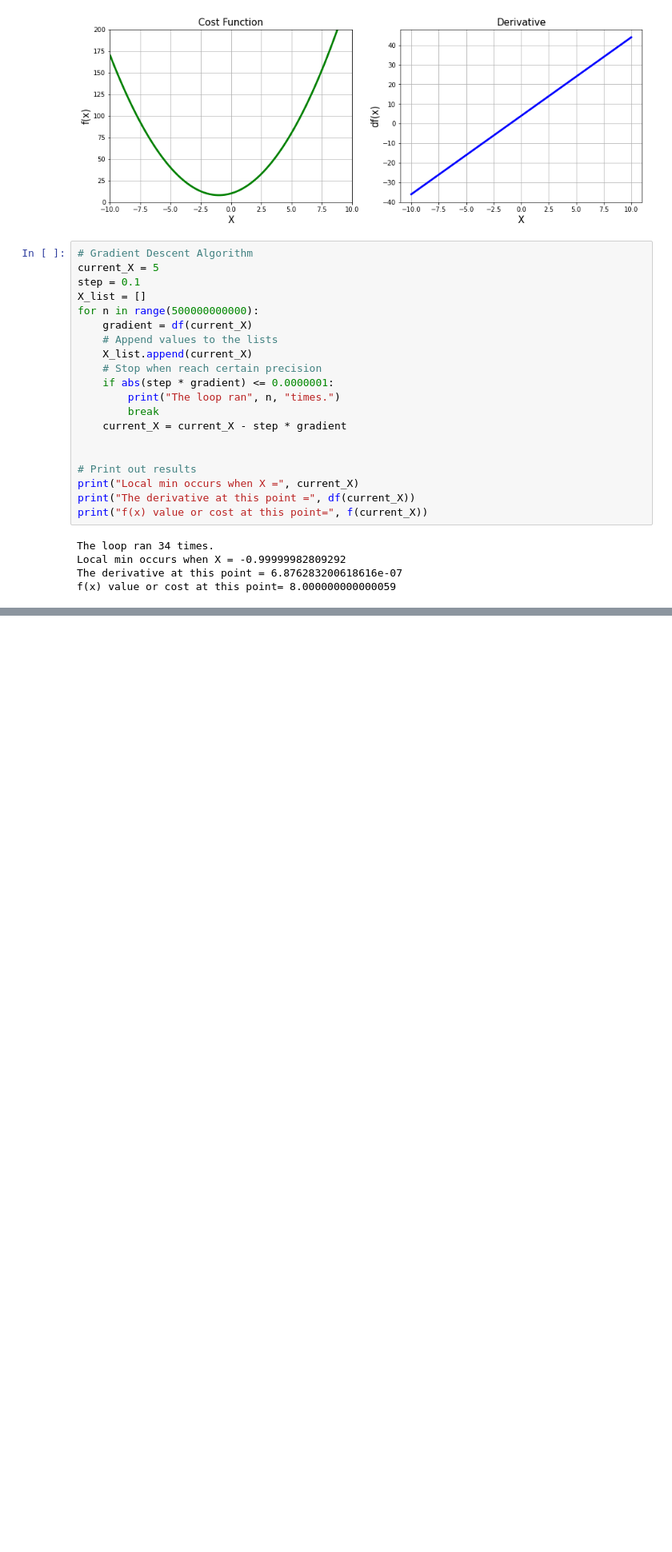
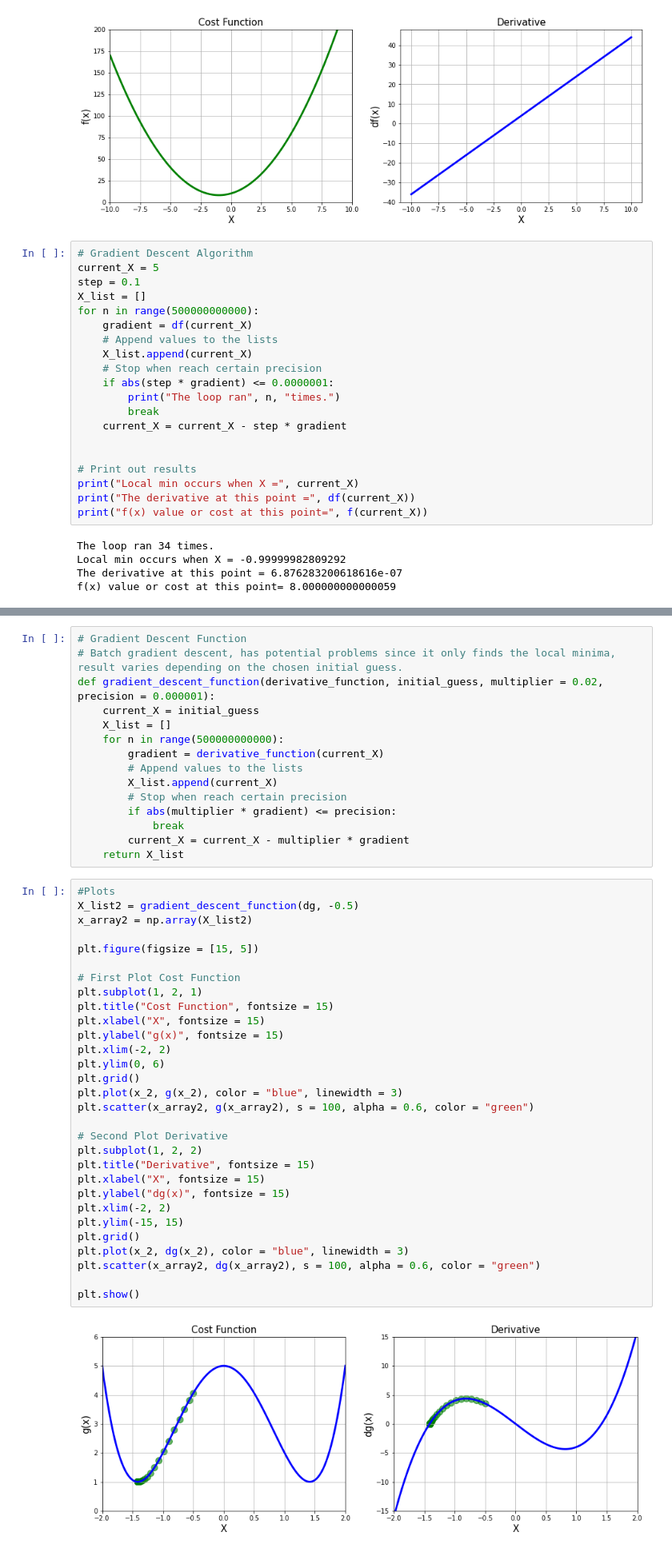
Before and after one commit to JLJL0308/Gradient_Descent_Exercise, a Jupyter notebook: Gradient Descent.ipynb, the cells around one changed output, grey strips where cells are left out. Shown at 80% size. Drawn from its saved outputs; the diff is of its cells as text; blank space fills up the shorter version.

```diff
--- a/Gradient Descent.ipynb
+++ b/Gradient Descent.ipynb
@@ -130,0 +174,47 @@ plt.show()
+# %%
+# Gradient Descent Function
+# Batch gradient descent, has potential problems since it only finds the local minima, result varies depending on the chosen initial guess.
+def gradient_descent_function(derivative_function, initial_guess, multiplier = 0.02, precision = 0.000001):
+    current_X = initial_guess
+    X_list = []
+    for n in range(500000000000):
+        gradient = derivative_function(current_X)
+        # Append values to the lists
+        X_list.append(current_X)
+        # Stop when reach certain precision
+        if abs(multiplier * gradient) <= precision:
+            break
+        current_X = current_X - multiplier * gradient
+    return X_list
+# %%
+#Plots
+X_list2 = gradient_descent_function(dg, -0.5)
+x_array2 = np.array(X_list2)
+
+plt.figure(figsize = [15, 5])
+
+# First Plot Cost Function
+plt.subplot(1, 2, 1)
+plt.title("Cost Function", fontsize = 15)
+plt.xlabel("X", fontsize = 15)
+plt.ylabel("g(x)", fontsize = 15)
+plt.xlim(-2, 2)
+plt.ylim(0, 6)
+plt.grid()
+plt.plot(x_2, g(x_2), color = "blue", linewidth = 3)
+plt.scatter(x_array2, g(x_array2), s = 100, alpha = 0.6, color = "green")
+
+# Second Plot Derivative
+plt.subplot(1, 2, 2)
+plt.title("Derivative", fontsize = 15)
+plt.xlabel("X", fontsize = 15)
+plt.ylabel("dg(x)", fontsize = 15)
+plt.xlim(-2, 2)
+plt.ylim(-15, 15)
+plt.grid()
+plt.plot(x_2, dg(x_2), color = "blue", linewidth = 3)
+plt.scatter(x_array2, dg(x_array2), s = 100, alpha = 0.6, color = "green")
+
+plt.show()
+# %% [output]
+[figure, added]
```
Also changed, not shown: parts of 5 cells of this notebook.
